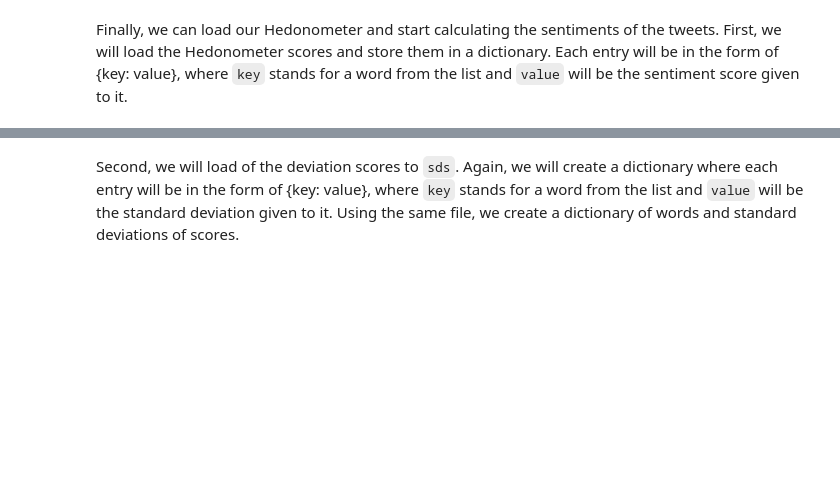
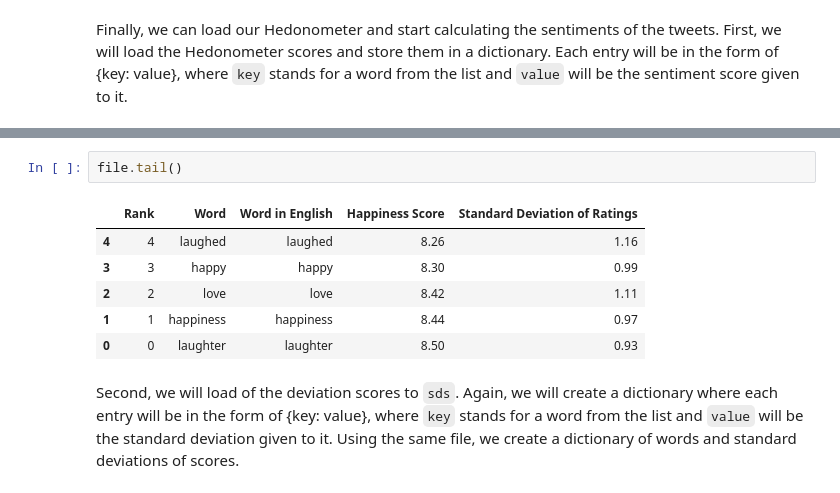
Before and after one commit to worldbank/TwitterEconomicMonitoring, a Jupyter notebook: notebooks/3-sentiment-analysis.ipynb, the cells around one changed output, grey strips where cells are left out. Saved outputs shown, nothing was run; the diff lists cells and outputs as text; blank space fills up the shorter version.

```diff
--- a/notebooks/3-sentiment-analysis.ipynb
+++ b/notebooks/3-sentiment-analysis.ipynb
@@ -246,3 +246,12 @@ scores = dict(zip(scores.word, scores.score))
+# %%
+file.tail()
+# %% [output]
+|  | Rank | Word | Word in English | Happiness Score | Standard Deviation of Ratings |
+| 4 | 4 | laughed | laughed | 8.26 | 1.16 |
+| 3 | 3 | happy | happy | 8.30 | 0.99 |
+| 2 | 2 | love | love | 8.42 | 1.11 |
+| 1 | 1 | happiness | happiness | 8.44 | 0.97 |
+| 0 | 0 | laughter | laughter | 8.50 | 0.93 |
 # %% [markdown]
 Second, we will load of the deviation scores to `sds`.
 Again, we will create a dictionary where each entry will be in the form of {key: value}, where `key` stands for a word from the list and `value` will be the standard deviation given to it.
```
Also changed, not shown: parts of 35 cells of this notebook, 3 other files.
